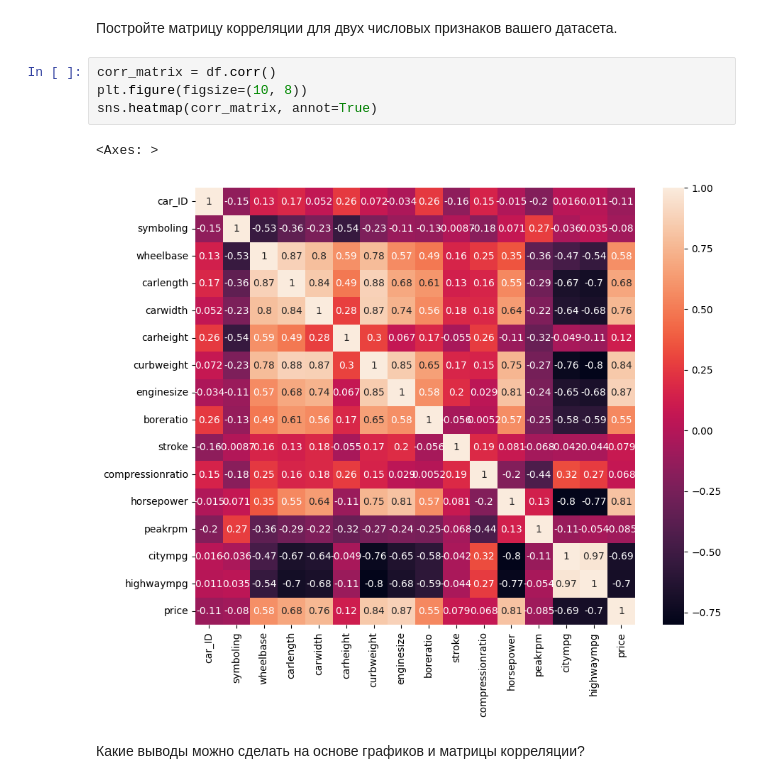
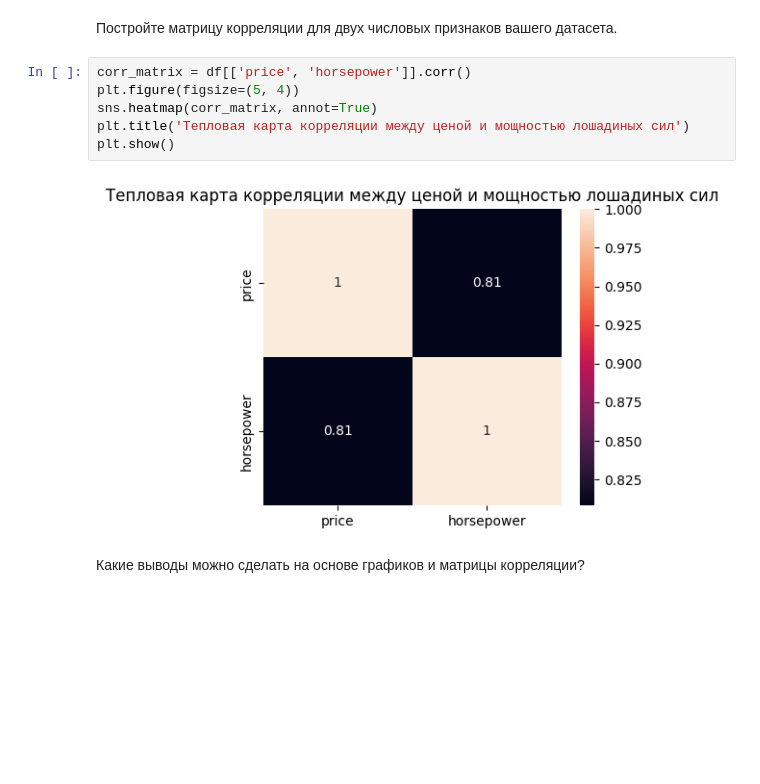
Before and after one commit to Dekamonia/MachineLearning, a Jupyter notebook: lab2/lab02.ipynb, the cells around one changed output. Drawn from its saved outputs; the diff is of its cells as text; blank space fills up the shorter version.

```diff
--- a/lab2/lab02.ipynb
+++ b/lab2/lab02.ipynb
@@ -199,12 +199,13 @@ plt.show()
 # %% [markdown]
 Постройте матрицу корреляции для двух числовых признаков вашего датасета.
 # %%
-corr_matrix = df.corr()
-plt.figure(figsize=(10, 8))
+corr_matrix = df[['price', 'horsepower']].corr()
+plt.figure(figsize=(5, 4))
 sns.heatmap(corr_matrix, annot=True)
+plt.title('Тепловая карта корреляции между ценой и мощностью лошадиных сил')
+plt.show()
 # %% [output]
-<Axes: >
-[figure, old version]
+[figure, new version]
 # %% [markdown]
 Какие выводы можно сделать на основе графиков и матрицы корреляции?
 # %% [markdown]
```
Also changed, not shown: parts of 1 cell of this notebook.
